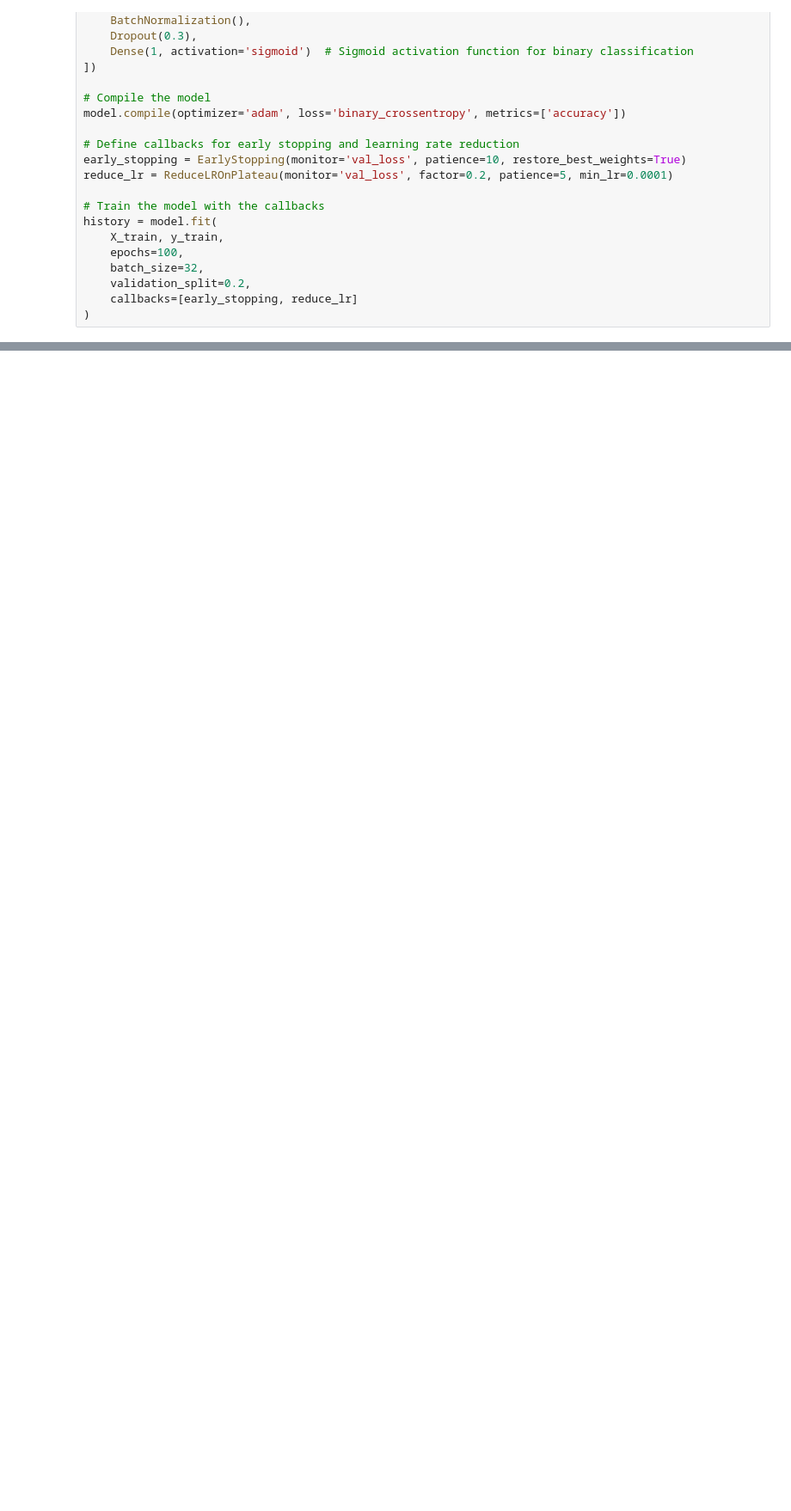
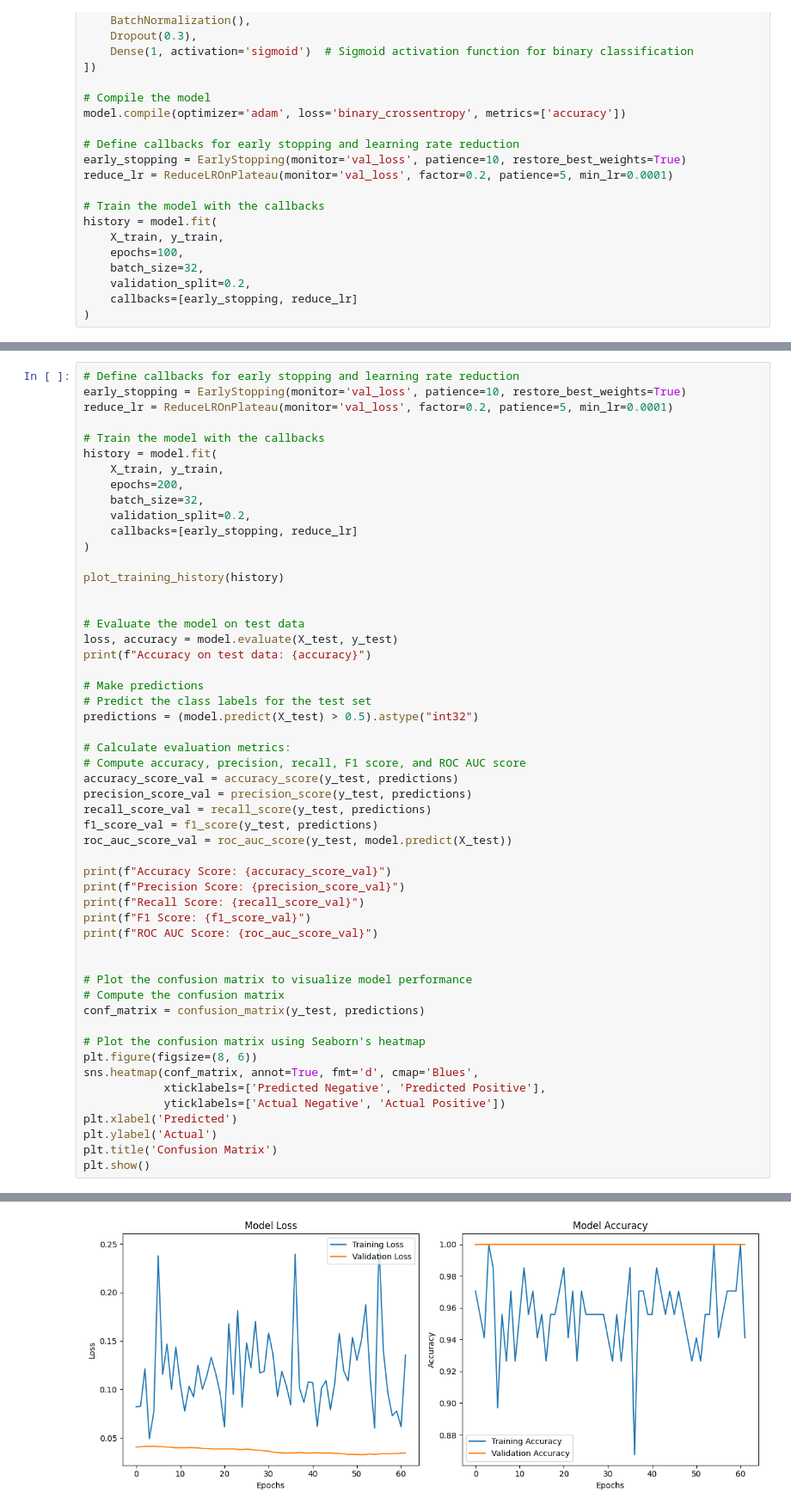
Before and after one commit to josephxlp/SHORT_PROJECTS, a Jupyter notebook: CropHealthTAB.ipynb, the cells around one changed output, grey strips where cells are left out. Shown at 86% size. Cells and saved outputs as stored; diff of their text form; blank space fills up the shorter version.

```diff
--- a/CropHealthTAB.ipynb
+++ b/CropHealthTAB.ipynb
@@ -198,0 +229,54 @@ plt.show()
+# %%
+# Define callbacks for early stopping and learning rate reduction
+early_stopping = EarlyStopping(monitor='val_loss', patience=10, restore_best_weights=True)
+reduce_lr = ReduceLROnPlateau(monitor='val_loss', factor=0.2, patience=5, min_lr=0.0001)
+
+# Train the model with the callbacks
+history = model.fit(
+    X_train, y_train,
+    epochs=200,
+    batch_size=32,
+    validation_split=0.2,
+    callbacks=[early_stopping, reduce_lr]
+)
+
+plot_training_history(history)
+
+
+# Evaluate the model on test data
+loss, accuracy = model.evaluate(X_test, y_test)
+print(f"Accuracy on test data: {accuracy}")
+
+# Make predictions
+# Predict the class labels for the test set
+predictions = (model.predict(X_test) > 0.5).astype("int32")
+
+# Calculate evaluation metrics:
+# Compute accuracy, precision, recall, F1 score, and ROC AUC score
+accuracy_score_val = accuracy_score(y_test, predictions)
+precision_score_val = precision_score(y_test, predictions)
+recall_score_val = recall_score(y_test, predictions)
+f1_score_val = f1_score(y_test, predictions)
+roc_auc_score_val = roc_auc_score(y_test, model.predict(X_test))
+
+print(f"Accuracy Score: {accuracy_score_val}")
+print(f"Precision Score: {precision_score_val}")
+print(f"Recall Score: {recall_score_val}")
+print(f"F1 Score: {f1_score_val}")
+print(f"ROC AUC Score: {roc_auc_score_val}")
+
+
+# Plot the confusion matrix to visualize model performance
+# Compute the confusion matrix
+conf_matrix = confusion_matrix(y_test, predictions)
+
+# Plot the confusion matrix using Seaborn's heatmap
+plt.figure(figsize=(8, 6))
+sns.heatmap(conf_matrix, annot=True, fmt='d', cmap='Blues',
+            xticklabels=['Predicted Negative', 'Predicted Positive'],
+            yticklabels=['Actual Negative', 'Actual Positive'])
+plt.xlabel('Predicted')
+plt.ylabel('Actual')
+plt.title('Confusion Matrix')
+plt.show()
+# %% [output]
@@ -198,0 +300 @@ plt.show()
+[figure, added]
```
Also changed, not shown: parts of 5 cells of this notebook.
